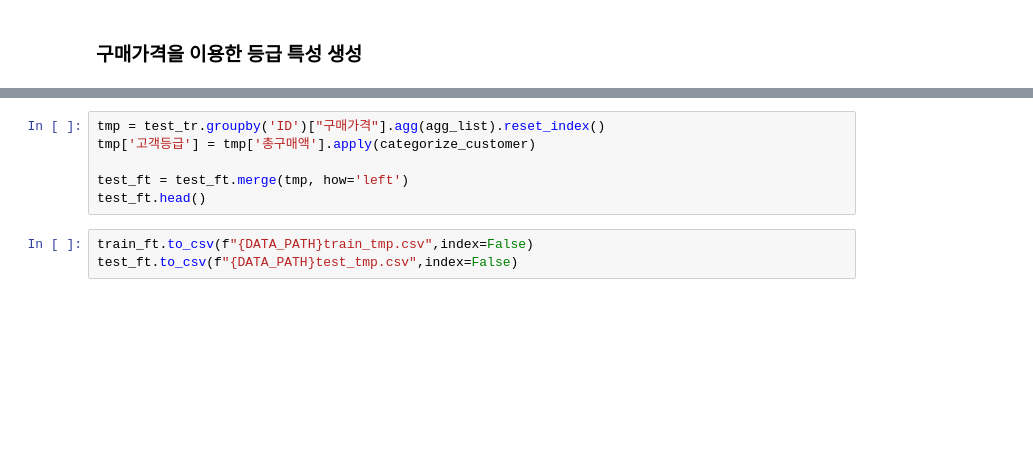
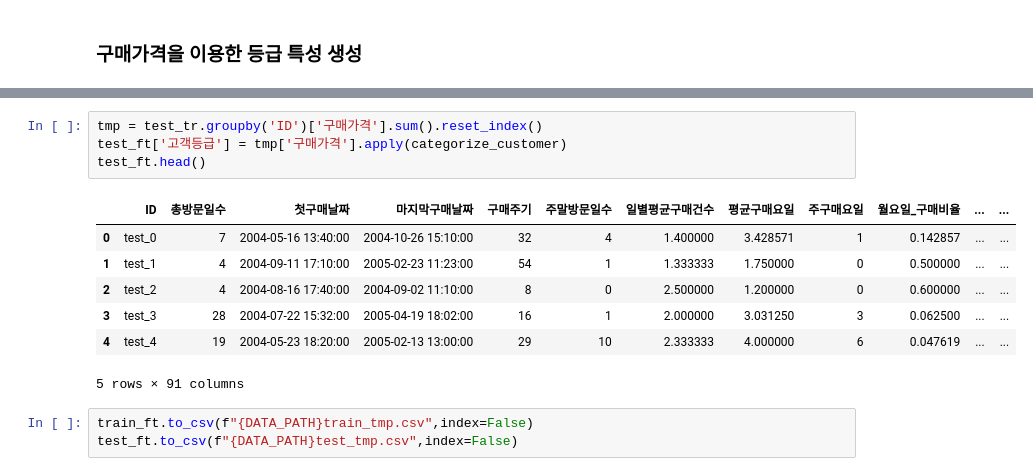
Before and after one commit to koeyhi/ms_3rd_finalproject, a Jupyter notebook: 권지혁/특성추출_베이스라인코드.ipynb, the cells around one changed output, grey strips where cells are left out. Drawn from its saved outputs; the diff is of its cells as text; blank space fills up the shorter version.

```diff
--- a/권지혁/특성추출_베이스라인코드.ipynb
+++ b/권지혁/특성추출_베이스라인코드.ipynb
@@ -645,9 +683,15 @@ train_ft.head()
 # %%
-tmp = test_tr.groupby('ID')["구매가격"].agg(agg_list).reset_index()
-tmp['고객등급'] = tmp['총구매액'].apply(categorize_customer)
-
-test_ft = test_ft.merge(tmp, how='left')
+tmp = test_tr.groupby('ID')['구매가격'].sum().reset_index()
+test_ft['고객등급'] = tmp['구매가격'].apply(categorize_customer)
 test_ft.head()
+# %% [output]
+|  | ID | 총방문일수 | 첫구매날짜 | 마지막구매날짜 | 구매주기 | 주말방문일수 | 일별평균구매건수 | 평균구매요일 | 주구매요일 | 월요일_구매비율 | ... | ... |
+| 0 | test_0 | 7 | 2004-05-16 13:40:00 | 2004-10-26 15:10:00 | 32 | 4 | 1.400000 | 3.428571 | 1 | 0.142857 | ... | ... |
+| 1 | test_1 | 4 | 2004-09-11 17:10:00 | 2005-02-23 11:23:00 | 54 | 1 | 1.333333 | 1.750000 | 0 | 0.500000 | ... | ... |
+| 2 | test_2 | 4 | 2004-08-16 17:40:00 | 2004-09-02 11:10:00 | 8 | 0 | 2.500000 | 1.200000 | 0 | 0.600000 | ... | ... |
+| 3 | test_3 | 28 | 2004-07-22 15:32:00 | 2005-04-19 18:02:00 | 16 | 1 | 2.000000 | 3.031250 | 3 | 0.062500 | ... | ... |
+| 4 | test_4 | 19 | 2004-05-23 18:20:00 | 2005-02-13 13:00:00 | 29 | 10 | 2.333333 | 4.000000 | 6 | 0.047619 | ... | ... |
+5 rows × 91 columns
 # %%
 train_ft.to_csv(f"{DATA_PATH}train_tmp.csv",index=False)
 test_ft.to_csv(f"{DATA_PATH}test_tmp.csv",index=False)
```
Also changed, not shown: parts of 20 cells of this notebook.
